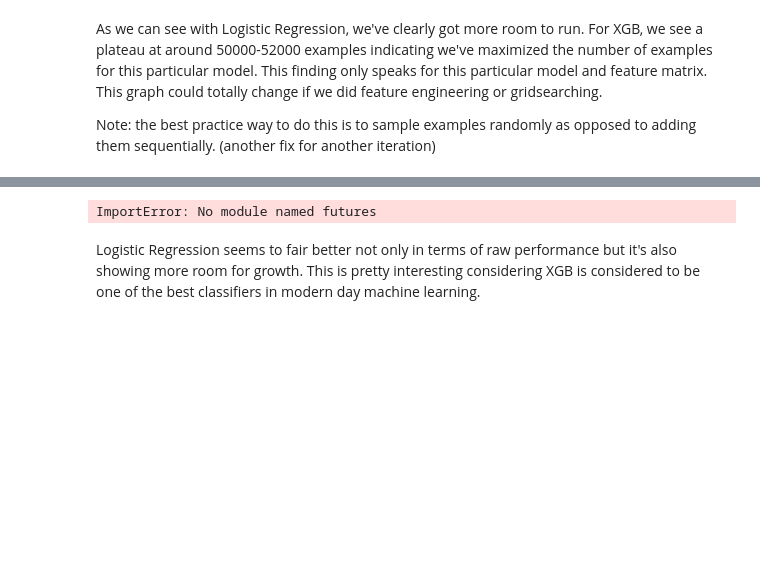
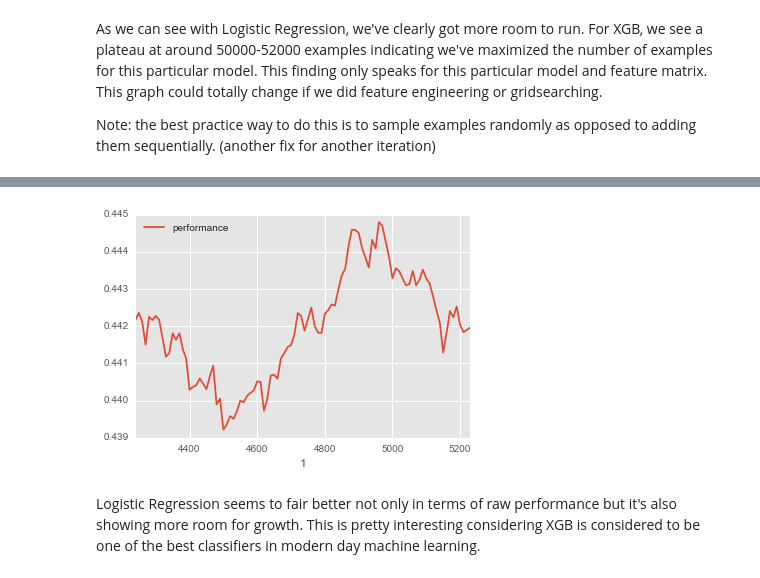
Before and after one commit to asharma567/multiclass_with_major_class_imbalance, a Jupyter notebook: analysis.ipynb, the cells around one changed output, grey strips where cells are left out. Saved outputs shown, nothing was run; the diff lists cells and outputs as text; code cells hidden in the pictures; blank space fills up the shorter version.

```diff
--- a/analysis.ipynb
+++ b/analysis.ipynb
@@ -958,10 +956,17 @@ ImportError: cannot import name ThreadPoolExecutor
 # %%
 from sklearn.ensemble import RandomForestClassifier
 from sklearn.linear_model import LogisticRegression
 
-get_optimal_number_of_training_examples(xgb, x_train, encoded_y_train, multithread=True)
+get_optimal_number_of_training_examples(
+    xgb,
+    x_train,
+    encoded_y_train,
+    number_of_steps=100,
+    step_size=10,
+    multithread=True
+)
 # %% [output]
-ImportError: No module named futures
+[figure, added]
 # %% [markdown]
 Logistic Regression seems to fair better not only in terms of raw performance but it's also showing more room for growth. This is pretty interesting considering XGB is considered to be one of the best classifiers in modern day machine learning.
 # %%
```
Also changed, not shown: parts of 6 cells of this notebook, 2 other files.
